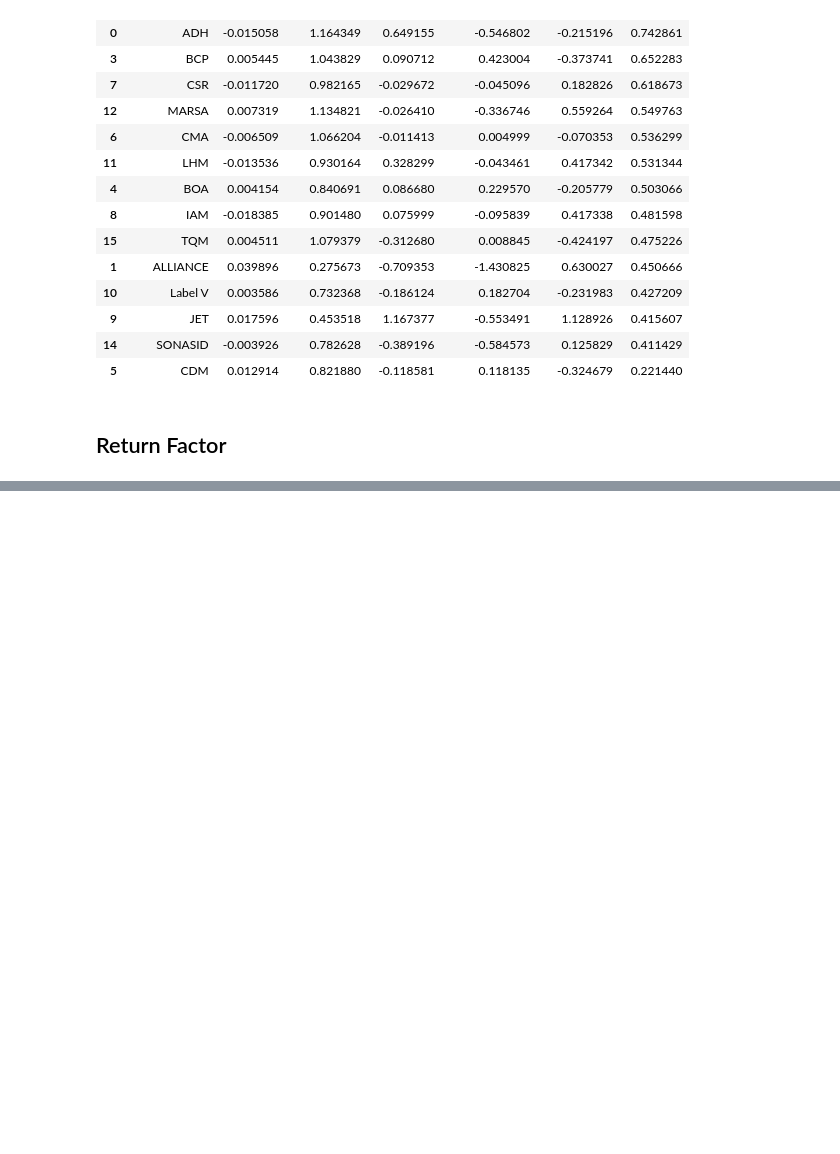
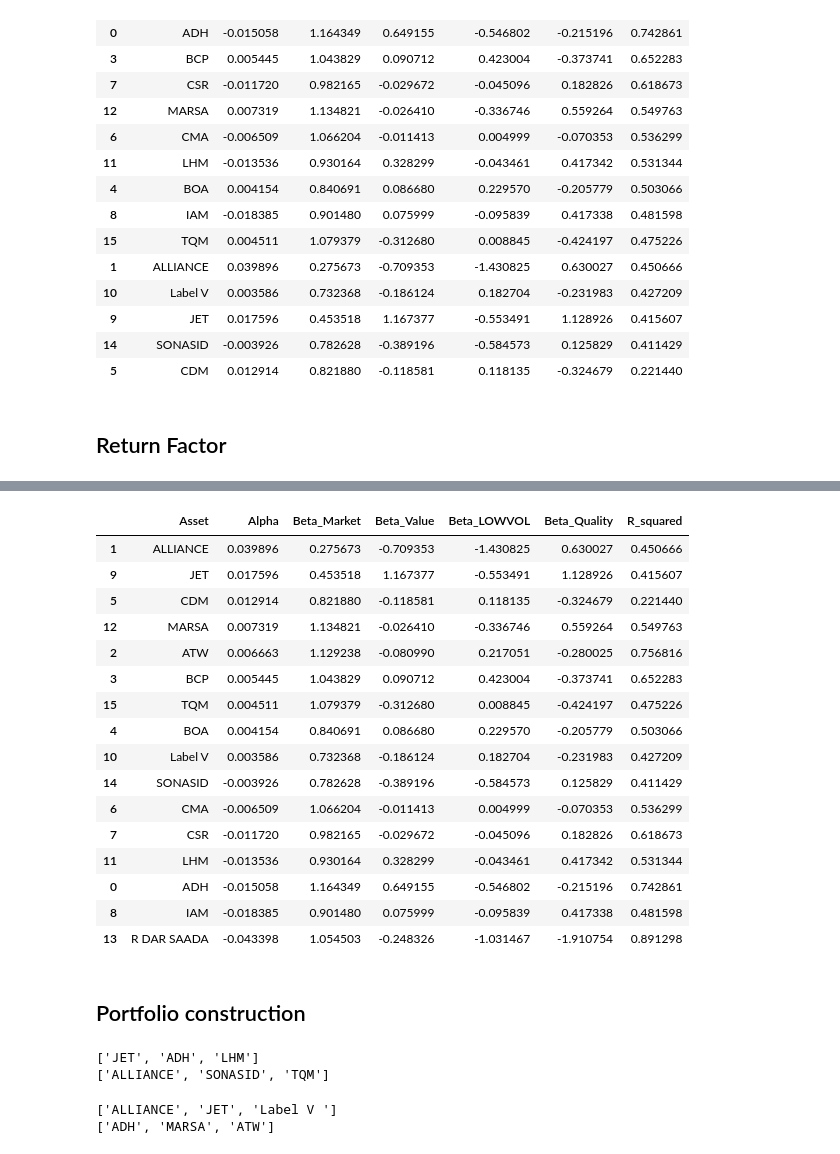
Before and after one commit to Salmanlm23/Finance-project-, a Jupyter notebook: FACTOR MODEL & RISK EXPOSURE.ipynb, the cells around one changed output, grey strips where cells are left out. Cells and saved outputs as stored; diff of their text form; code cells hidden in the pictures; blank space fills up the shorter version.

```diff
--- a/FACTOR MODEL & RISK EXPOSURE.ipynb
+++ b/FACTOR MODEL & RISK EXPOSURE.ipynb
@@ -404,0 +389,22 @@ np.float64(0.03487768519271627)
+# %%
+regression_4f.sort_values(by='Alpha', ascending=False)
+# %% [output]
+|  | Asset | Alpha | Beta_Market | Beta_Value | Beta_LOWVOL | Beta_Quality | R_squared |
+| 1 | ALLIANCE | 0.039896 | 0.275673 | -0.709353 | -1.430825 | 0.630027 | 0.450666 |
+| 9 | JET | 0.017596 | 0.453518 | 1.167377 | -0.553491 | 1.128926 | 0.415607 |
+| 5 | CDM | 0.012914 | 0.821880 | -0.118581 | 0.118135 | -0.324679 | 0.221440 |
+| 12 | MARSA | 0.007319 | 1.134821 | -0.026410 | -0.336746 | 0.559264 | 0.549763 |
+| 2 | ATW | 0.006663 | 1.129238 | -0.080990 | 0.217051 | -0.280025 | 0.756816 |
+| 3 | BCP | 0.005445 | 1.043829 | 0.090712 | 0.423004 | -0.373741 | 0.652283 |
+| 15 | TQM | 0.004511 | 1.079379 | -0.312680 | 0.008845 | -0.424197 | 0.475226 |
+| 4 | BOA | 0.004154 | 0.840691 | 0.086680 | 0.229570 | -0.205779 | 0.503066 |
+| 10 | Label V | 0.003586 | 0.732368 | -0.186124 | 0.182704 | -0.231983 | 0.427209 |
+| 14 | SONASID | -0.003926 | 0.782628 | -0.389196 | -0.584573 | 0.125829 | 0.411429 |
+| 6 | CMA | -0.006509 | 1.066204 | -0.011413 | 0.004999 | -0.070353 | 0.536299 |
+| 7 | CSR | -0.011720 | 0.982165 | -0.029672 | -0.045096 | 0.182826 | 0.618673 |
+| 11 | LHM | -0.013536 | 0.930164 | 0.328299 | -0.043461 | 0.417342 | 0.531344 |
+| 0 | ADH | -0.015058 | 1.164349 | 0.649155 | -0.546802 | -0.215196 | 0.742861 |
+| 8 | IAM | -0.018385 | 0.901480 | 0.075999 | -0.095839 | 0.417338 | 0.481598 |
+| 13 | R DAR SAADA | -0.043398 | 1.054503 | -0.248326 | -1.031467 | -1.910754 | 0.891298 |
+# %% [markdown]
+## Portfolio construction
@@ -404,0 +417,6 @@ np.float64(0.03487768519271627)
+# %%
+print(value_stocks)
+print(growth_stocks)
+# %% [output]
+['JET', 'ADH', 'LHM']
+['ALLIANCE', 'SONASID', 'TQM']
@@ -404,0 +426,6 @@ np.float64(0.03487768519271627)
+# %%
+print(low_beta_stocks)
+print(high_beta_stocks)
+# %% [output]
+['ALLIANCE', 'JET', 'Label V ']
+['ADH', 'MARSA', 'ATW']
```
Also changed, not shown: parts of 18 cells of this notebook.
